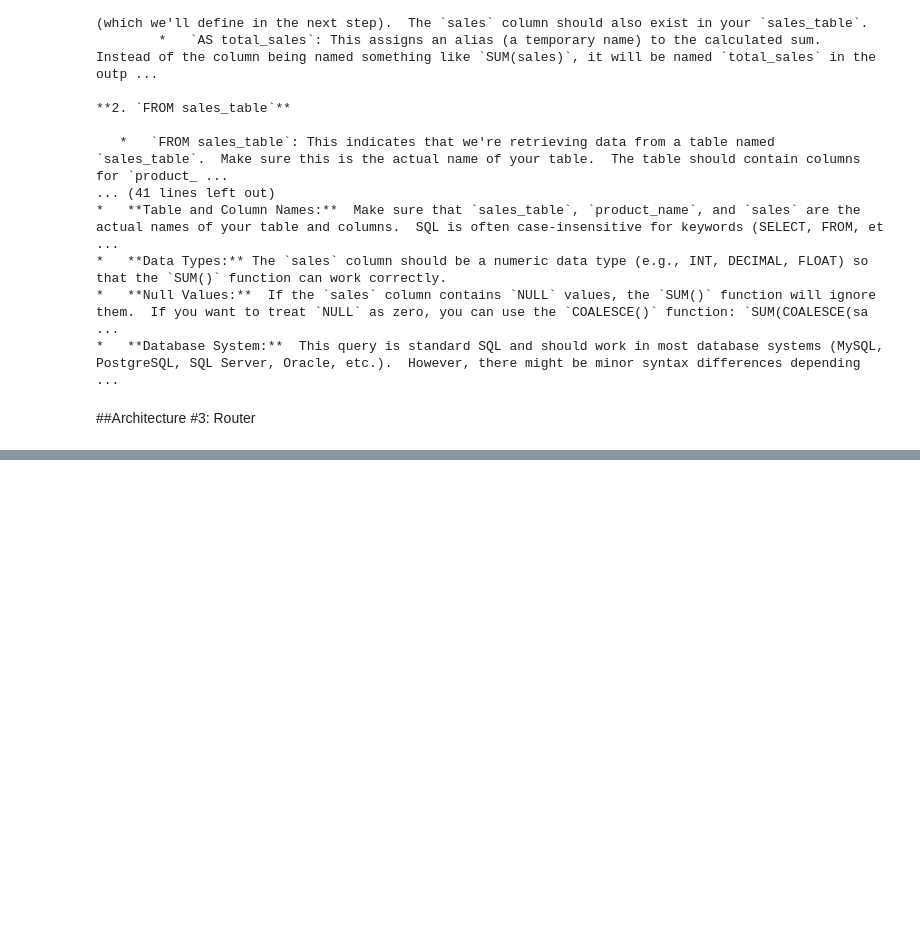
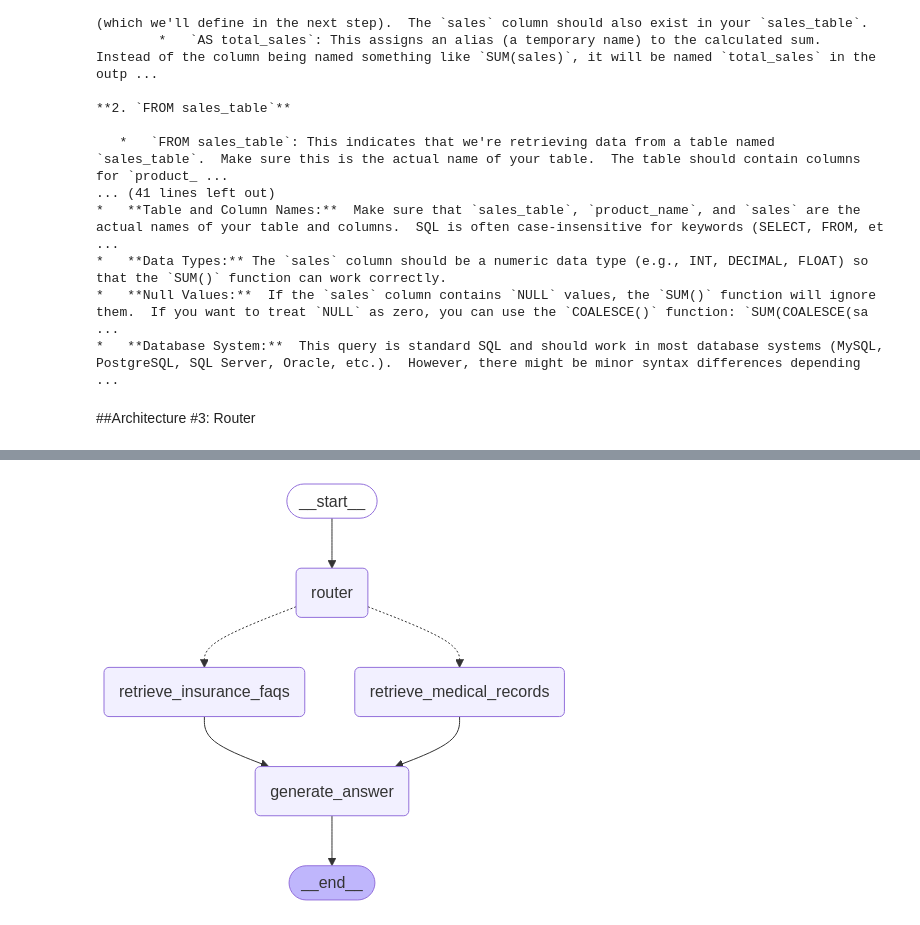
Before and after one commit to rahiakela/ai-agents-research-and-practice, a Jupyter notebook: learning-langchain/05-cognitive-architecture/01_cognitive_architecture.ipynb, the cells around one changed output, grey strips where cells are left out. Drawn from its saved outputs; the diff is of its cells as text; code cells hidden in the pictures; blank space fills up the shorter version.

```diff
--- a/learning-langchain/05-cognitive-architecture/01_cognitive_architecture.ipynb
+++ b/learning-langchain/05-cognitive-architecture/01_cognitive_architecture.ipynb
@@ -204,0 +296,41 @@ Okay, let's break down this SQL query step-by-step:
+# %%
+medical_records_prompt = SystemMessage(
+    "You are a helpful medical chatbot, who answers questions based on the patient's medical records, such as diagnosis, treatment, and prescriptions."
+)
+insurance_faqs_prompt = SystemMessage(
+    "You are a helpful medical insurance chatbot, who answers frequently asked questions about insurance policies, claims, and coverage."
+)
+
+def generate_answer(state: State) -> State:
+  if state["domain"] == "records":
+    prompt = medical_records_prompt
+  else:
+    prompt = insurance_faqs_prompt
+
+  messages = [
+      prompt,
+      *state["messages"], # contains user's query
+      HumanMessage(f"Documents: {state['documents']}"),
+  ]
+  result = high_temp_model.invoke(messages)
+  return {
+      "answer": result.content,
+      "messages": result, # update conversation history
+  }
+# %%
+builder = StateGraph(State, input=Input, output=Output)
+builder.add_node("router", router_node)
+builder.add_node("retrieve_medical_records", retrieve_medical_records)
+builder.add_node("retrieve_insurance_faqs", retrieve_insurance_faqs)
+builder.add_node("generate_answer", generate_answer)
+builder.add_edge(START, "router")
+builder.add_conditional_edges("router", pick_retriever)
+builder.add_edge("retrieve_medical_records", "generate_answer")
+builder.add_edge("retrieve_insurance_faqs", "generate_answer")
+builder.add_edge("generate_answer", END)
+
+graph = builder.compile()
+# %%
+display(Image(graph.get_graph().draw_mermaid_png()))
+# %% [output]
+[figure, added]
```
Also changed, not shown: parts of 17 cells of this notebook.
